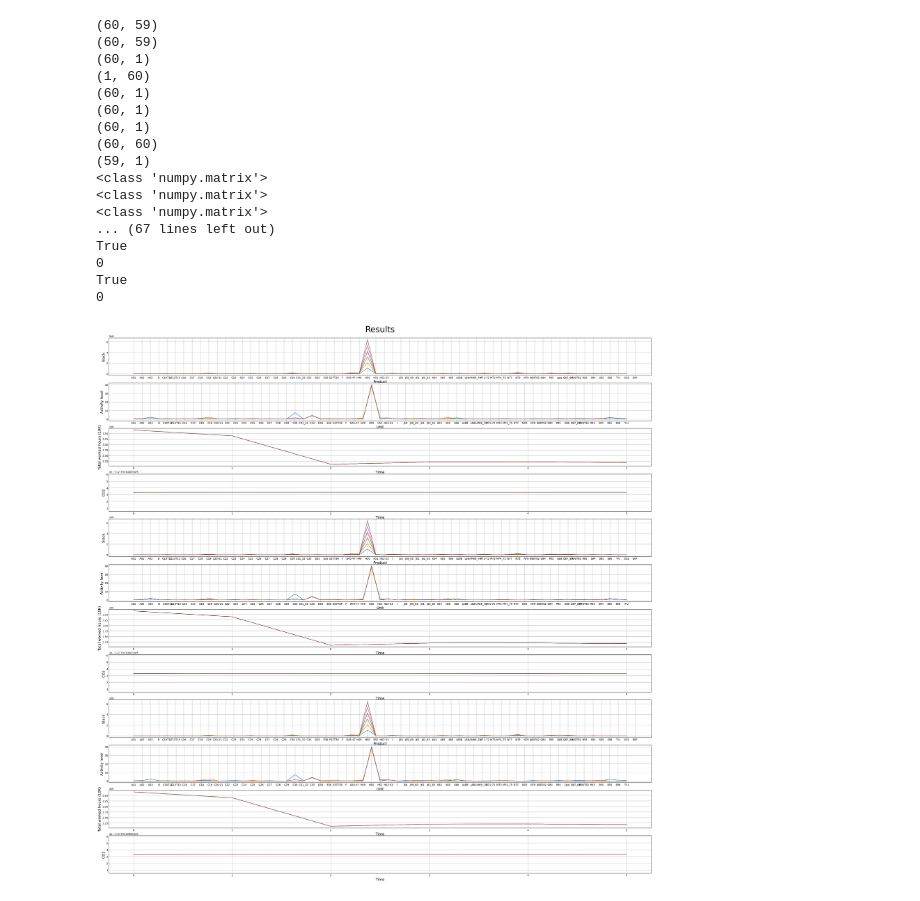
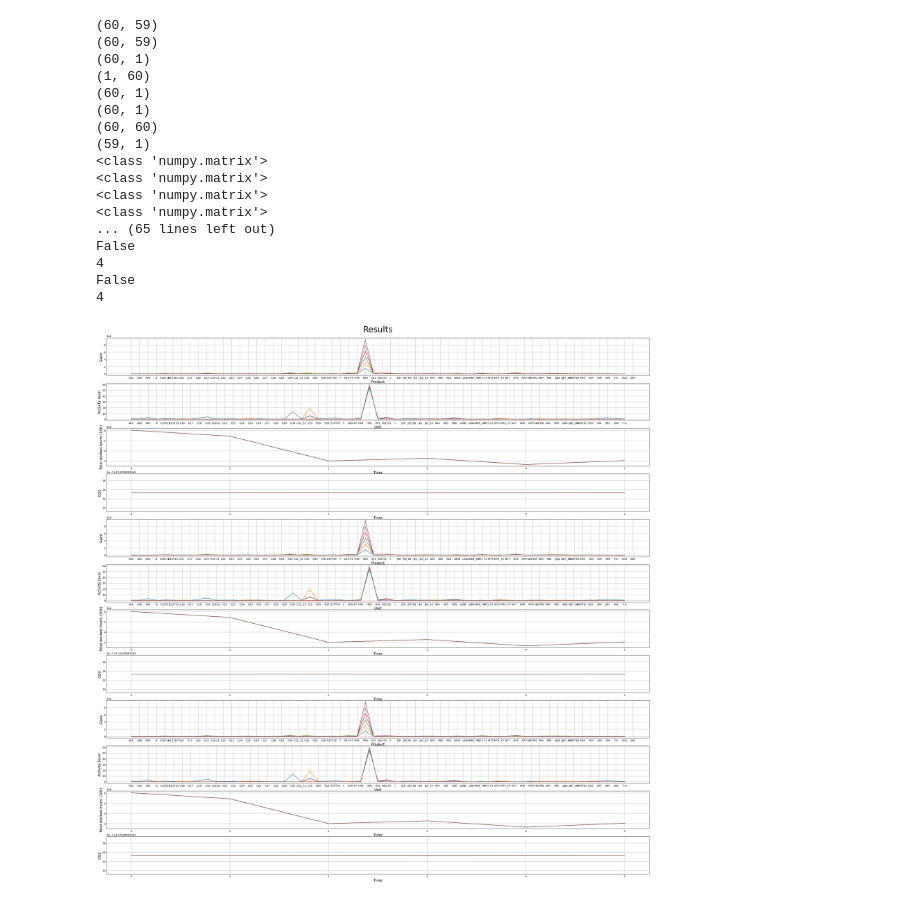
Before and after one commit to lokehagberg/rhp, a Jupyter notebook: simulations/Sweden/2016.ipynb, the cells around one changed output. Drawn from its saved outputs; the diff is of its cells as text; code cells hidden in the pictures.

```diff
--- a/simulations/Sweden/2016.ipynb
+++ b/simulations/Sweden/2016.ipynb
@@ -52,8 +52,10 @@ step_horizon = time_steps + planning_horizon + 1
 use_domestic = Sheet(main_sheet, 4, 3, 63, 61).np_array
 use_imported = Sheet(main_sheet, 94, 3, 153, 61).np_array
 supply = Sheet(main_sheet, 159, 3, 218, 61).np_array
-export_vector = Sheet(main_sheet, 4, 78, 63, 78).np_array * time_steps * (1/12)
-domestic_target_output = Sheet(main_sheet, 4, 79, 63, 79).np_array * (1/12)
+domestic_export_target_output = Sheet(main_sheet, 4, 75, 63, 75).np_array * (1/12)
+imported_export_target_output = Sheet(main_sheet, 94, 75, 153, 75).np_array * (1/12)
+export_target = (domestic_export_target_output*12 + imported_export_target_output*12)*(planning_horizon/12)
+full_domestic_target_output = Sheet(main_sheet, 4, 79, 63, 79).np_array * (1/12) + domestic_export_target_output
 imported_target_output = Sheet(main_sheet, 4, 81, 63, 81).np_array.reshape([1,-1]) * (1/12)
 supply_use = supply - use_domestic
 export_prices = deepcopy(Sheet(main_sheet, 4, 80, 63, 80).np_array)
@@ -61,11 +63,14 @@ import_prices = deepcopy(Sheet(main_sheet, 4, 80, 63, 80).np_array)
 depreciation = np.array(np.eye(N=supply.shape[0], M=supply.shape[0], k=0))
 worked_hours = Sheet(main_sheet,69, 3, 69, 61).np_array.reshape([-1,1])
 
+export_target_list = matrix_list_maker(export_target, time_steps)
 supply_use_list = matrix_list_maker(supply_use, step_horizon)
-domestic_target_output_list = matrix_list_maker(domestic_target_output, step_horizon)
+full_domestic_target_output_list = matrix_list_maker(full_domestic_target_output, step_horizon)
 imported_target_output_list = matrix_list_maker(imported_target_output, step_horizon)
+domestic_export_target_output_list = matrix_list_maker(domestic_export_target_output, step_horizon)
+imported_export_target_output_list = matrix_list_maker(imported_export_target_output, step_horizon)
 use_imported_list = matrix_list_maker(use_imported, step_horizon)
-export_vector_list = matrix_list_maker(export_vector, step_horizon)
+
 export_prices_list = matrix_list_maker(export_prices, step_horizon)
 import_prices_list = matrix_list_maker(import_prices, step_horizon)
 depreciation_list = matrix_list_maker(depreciation, step_horizon)
@@ -73,9 +78,9 @@ primary_resource_list = matrix_list_maker(worked_hours, step_horizon)
 
 print(supply_use_list[0].shape)
 print(use_imported_list[0].shape)
-print(domestic_target_output_list[0].shape)
+print(full_domestic_target_output_list[0].shape)
 print(imported_target_output_list[0].shape)
-print(export_vector_list[0].shape)
+
 print(export_prices_list[0].shape)
 print(import_prices_list[0].shape)
 print(depreciation_list[0].shape)
@@ -83,9 +88,9 @@ print(primary_resource_list[0].shape)
 
 print(type(supply_use_list[0]))
 print(type(use_imported_list[0]))
-print(type(domestic_target_output_list[0]))
+print(type(full_domestic_target_output_list[0]))
 print(type(imported_target_output_list[0]))
-print(type(export_vector_list[0]))
+
 print(type(export_prices_list[0]))
 print(type(import_prices_list[0]))
 print(type(depreciation_list[0]))
@@ -101,13 +106,13 @@ sector_with_all_outputs_input.append('CO2')
 sector_with_all_outputs_and_EXP = deepcopy(sector_with_all_outputs_input)
 sector_with_all_outputs_and_EXP.append('EXP')
 
-export_constraint = False
+export_constraint_boolean = False
 
 #Plan
 plan_outcome = plan(time_steps=time_steps, planning_horizon=planning_horizon, primary_resource_list=primary_resource_list,
                     supply_use_list=supply_use_list, use_imported_list=use_imported_list, depreciation_list=depreciation_list,
-                    domestic_target_output_list=domestic_target_output_list, imported_target_output_list=imported_target_output_list, export_constraint=export_constraint, export_vector_list=export_vector_list,
-                    export_prices_list=export_prices_list, import_prices_list=import_prices_list)
+                    full_domestic_target_output_list=full_domestic_target_output_list, imported_target_output_list=imported_target_output_list, export_constraint_boolean=export_constraint_boolean,
+                    export_target_list=export_target_list, export_prices_list=export_prices_list, import_prices_list=import_prices_list)
 
 # plan details
 result_list = plan_outcome[0]
@@ -172,37 +177,37 @@ for i in range(time_steps):
     #     worked_hours_per_sector.append(x[0][j]*worked_hours[j])
     # ax = fig.add_subplot(gs[i * number_of_graphs + 5, 0])
     # ax.set_xlabel('Product', fontsize=14)
     # ax.set_ylabel(labels[3], fontsize=14)
     # ax.set_xticks(range(supply_use_list[i].shape[1]), sector_name_input)
     # for j in range(planning_horizon):
     #     x = np.array_split(result_list[i], planning_horizon)
     #     ax.plot(range(x[j].shape[0]), worked_hours_per_sector)
 
     # ax = fig.add_subplot(gs[i * number_of_graphs + 6, 0])
     # ax.set_xlabel('Product', fontsize=14)
     # ax.set_ylabel(labels[2], fontsize=14)
     # ax.set_xticks(range(len(sector_with_all_outputs_and_EXP)), sector_with_all_outputs_and_EXP)
     # for j in range(planning_horizon):
     #     l = np.array_split(lagrange_list[i], planning_horizon)
     #     ax.plot(range(l[j].shape[0]), l[j])
 
 plt.show()
 # %% [output]
 (60, 59)
 (60, 59)
 (60, 1)
 (1, 60)
-(60, 1)
 (60, 1)
 (60, 1)
 (60, 60)
 (59, 1)
 <class 'numpy.matrix'>
 <class 'numpy.matrix'>
 <class 'numpy.matrix'>
-... (67 lines left out)
-True
-0
-True
-0
+<class 'numpy.matrix'>
+... (65 lines left out)
+False
+4
+False
+4
-[figure, old version]
+[figure, new version]
```
Also changed, not shown: 2 other files.
